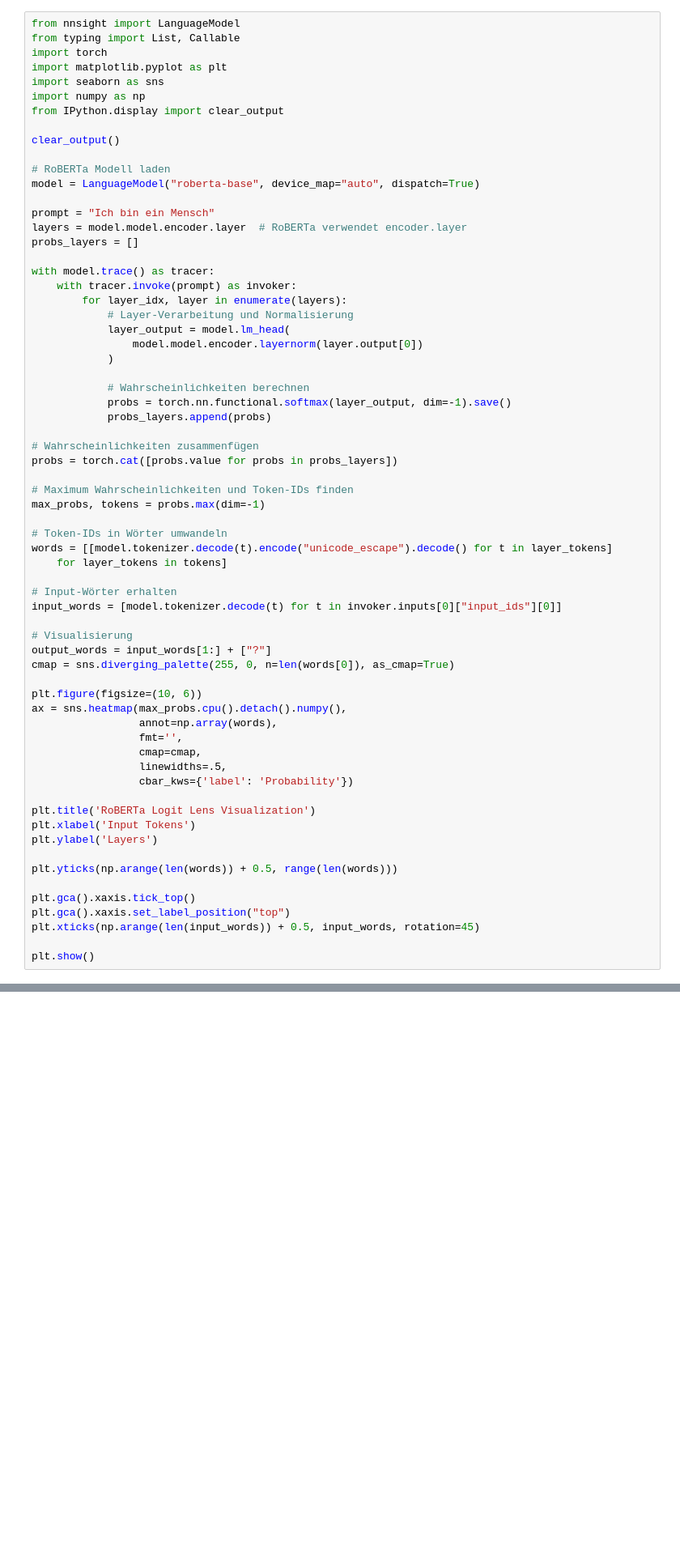
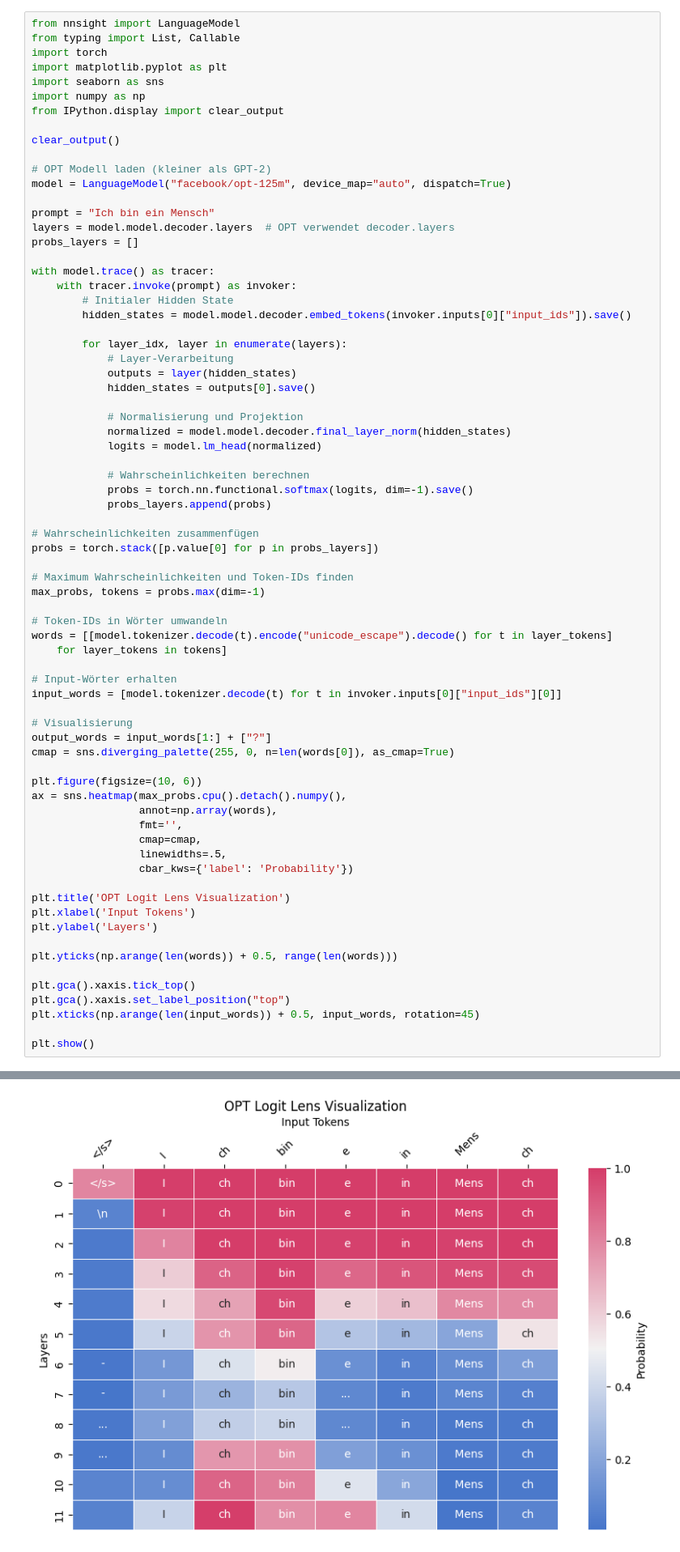
Before and after one commit to KaganDemirer/XAI, a Jupyter notebook: opt.ipynb, the cells around one changed output, grey strips where cells are left out. Shown at 81% size. Drawn from its saved outputs; the diff is of its cells as text; blank space fills up the shorter version.

```diff
--- a/opt.ipynb
+++ b/opt.ipynb
@@ -9,27 +9,33 @@ from IPython.display import clear_output
 
 clear_output()
 
-# RoBERTa Modell laden
-model = LanguageModel("roberta-base", device_map="auto", dispatch=True)
+# OPT Modell laden (kleiner als GPT-2)
+model = LanguageModel("facebook/opt-125m", device_map="auto", dispatch=True)
 
 prompt = "Ich bin ein Mensch"
-layers = model.model.encoder.layer  # RoBERTa verwendet encoder.layer
+layers = model.model.decoder.layers  # OPT verwendet decoder.layers
 probs_layers = []
 
 with model.trace() as tracer:
     with tracer.invoke(prompt) as invoker:
+        # Initialer Hidden State
+        hidden_states = model.model.decoder.embed_tokens(invoker.inputs[0]["input_ids"]).save()
+
         for layer_idx, layer in enumerate(layers):
-            # Layer-Verarbeitung und Normalisierung
-            layer_output = model.lm_head(
-                model.model.encoder.layernorm(layer.output[0])
-            )
+            # Layer-Verarbeitung
+            outputs = layer(hidden_states)
+            hidden_states = outputs[0].save()
+
+            # Normalisierung und Projektion
+            normalized = model.model.decoder.final_layer_norm(hidden_states)
+            logits = model.lm_head(normalized)
 
             # Wahrscheinlichkeiten berechnen
-            probs = torch.nn.functional.softmax(layer_output, dim=-1).save()
+            probs = torch.nn.functional.softmax(logits, dim=-1).save()
             probs_layers.append(probs)
 
 # Wahrscheinlichkeiten zusammenfügen
-probs = torch.cat([probs.value for probs in probs_layers])
+probs = torch.stack([p.value[0] for p in probs_layers])
 
 # Maximum Wahrscheinlichkeiten und Token-IDs finden
 max_probs, tokens = probs.max(dim=-1)
@@ -53,7 +59,7 @@ ax = sns.heatmap(max_probs.cpu().detach().numpy(),
                  linewidths=.5,
                  cbar_kws={'label': 'Probability'})
 
-plt.title('RoBERTa Logit Lens Visualization')
+plt.title('OPT Logit Lens Visualization')
 plt.xlabel('Input Tokens')
 plt.ylabel('Layers')
 
@@ -70,0 +75 @@ ValueError: BertLMHeadModel does not support `device_map='auto'`. To implement s
+[figure, added]
```
Also changed, not shown: parts of 1 cell of this notebook.
